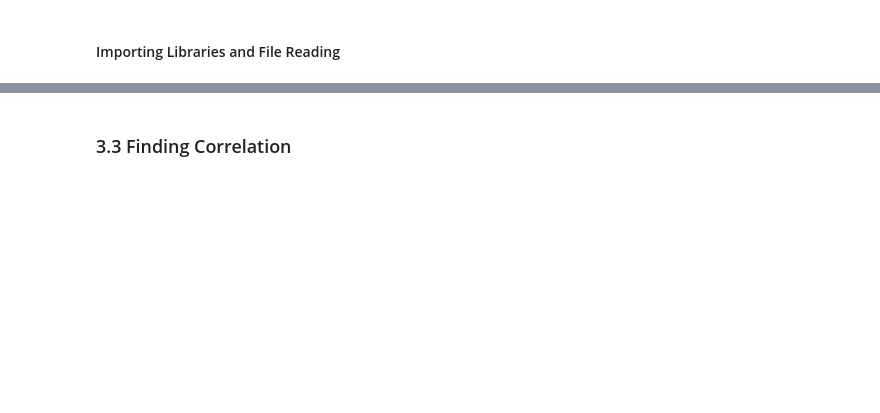
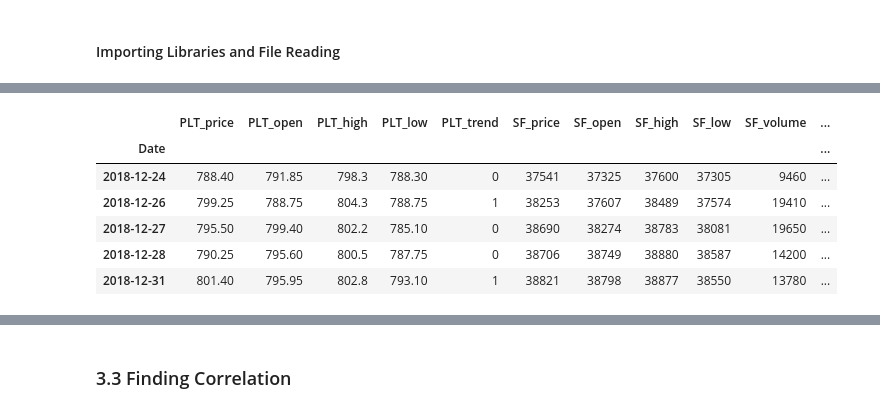
Before and after one commit to WickeyC/ds-assignment, a Jupyter notebook: Platinum Prediction.ipynb, the cells around one changed output, grey strips where cells are left out. Cells and saved outputs as stored; diff of their text form; code cells hidden in the pictures; blank space fills up the shorter version.

```diff
--- a/Platinum Prediction.ipynb
+++ b/Platinum Prediction.ipynb
@@ -36,0 +36,10 @@ gold_price.head(5)
+# %%
+platinum_price.tail(5)
+# %% [output]
+|  | PLT_price | PLT_open | PLT_high | PLT_low | PLT_trend | SF_price | SF_open | SF_high | SF_low | SF_volume | ... |
+| Date |  |  |  |  |  |  |  |  |  |  | ... |
+| 2018-12-24 | 788.40 | 791.85 | 798.3 | 788.30 | 0 | 37541 | 37325 | 37600 | 37305 | 9460 | ... |
+| 2018-12-26 | 799.25 | 788.75 | 804.3 | 788.75 | 1 | 38253 | 37607 | 38489 | 37574 | 19410 | ... |
+| 2018-12-27 | 795.50 | 799.40 | 802.2 | 785.10 | 0 | 38690 | 38274 | 38783 | 38081 | 19650 | ... |
+| 2018-12-28 | 790.25 | 795.60 | 800.5 | 787.75 | 0 | 38706 | 38749 | 38880 | 38587 | 14200 | ... |
+| 2018-12-31 | 801.40 | 795.95 | 802.8 | 793.10 | 1 | 38821 | 38798 | 38877 | 38550 | 13780 | ... |
```
Also changed, not shown: parts of 121 cells of this notebook, 1 other file.
